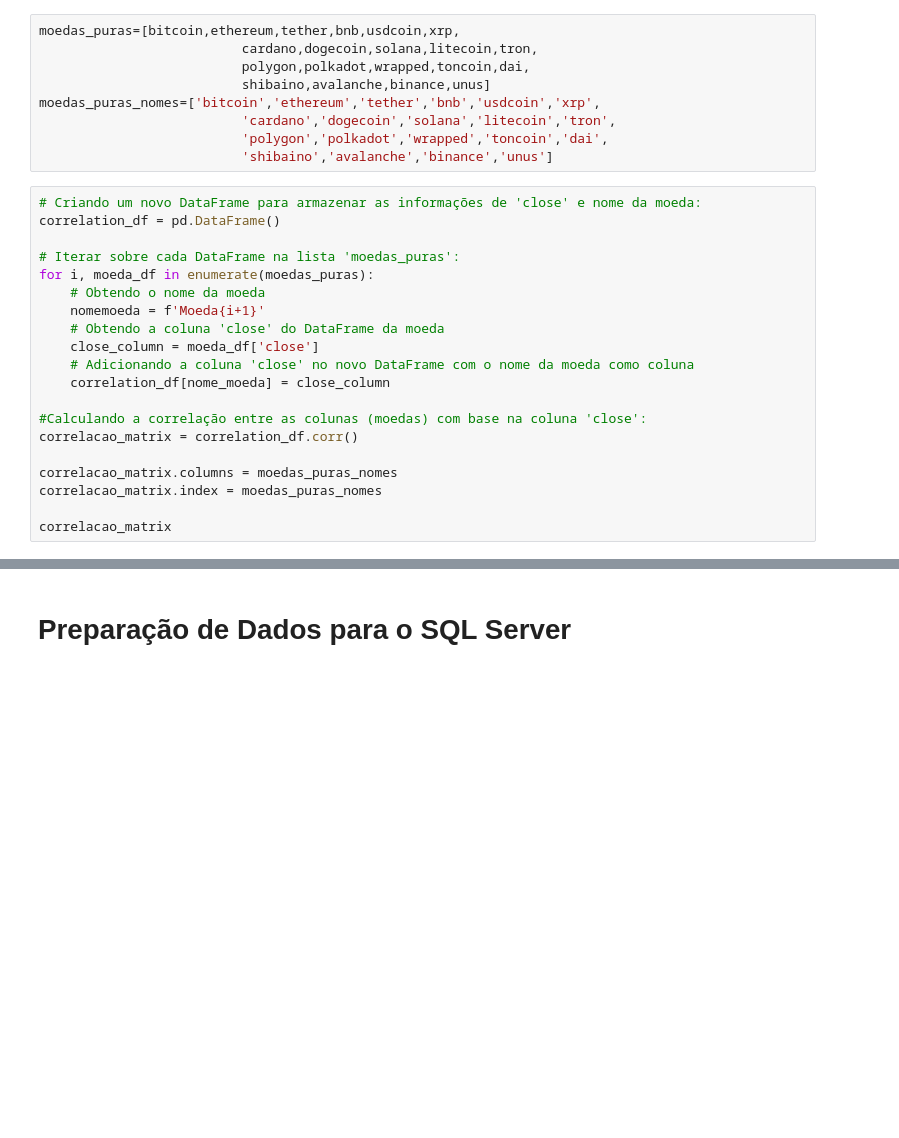
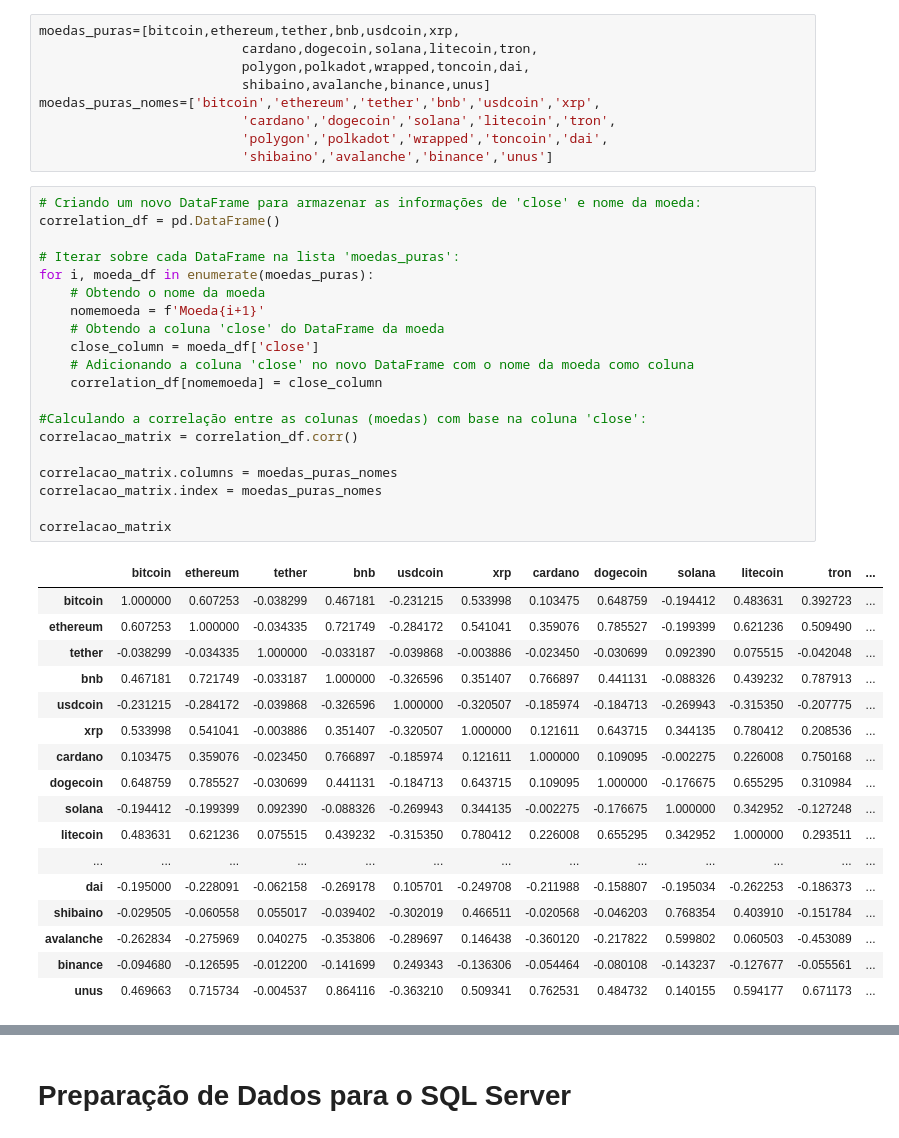
Before and after one commit to CassioRibeiro/ProjetoFinal, a Jupyter notebook: [M5] Notebook.ipynb, the cells around one changed output, grey strips where cells are left out. Drawn from its saved outputs; the diff is of its cells as text; blank space fills up the shorter version.

```diff
--- a/[M5] Notebook.ipynb
+++ b/[M5] Notebook.ipynb
@@ -815,23 +815,41 @@ moedas_puras_nomes=['bitcoin','ethereum','tether','bnb','usdcoin','xrp',
 # %%
 # Criando um novo DataFrame para armazenar as informações de 'close' e nome da moeda:
 correlation_df = pd.DataFrame()
 
 # Iterar sobre cada DataFrame na lista 'moedas_puras':
 for i, moeda_df in enumerate(moedas_puras):
     # Obtendo o nome da moeda
     nomemoeda = f'Moeda{i+1}'
     # Obtendo a coluna 'close' do DataFrame da moeda
     close_column = moeda_df['close']
     # Adicionando a coluna 'close' no novo DataFrame com o nome da moeda como coluna
-    correlation_df[nome_moeda] = close_column
+    correlation_df[nomemoeda] = close_column
 
 #Calculando a correlação entre as colunas (moedas) com base na coluna 'close':
 correlacao_matrix = correlation_df.corr()
 
 correlacao_matrix.columns = moedas_puras_nomes
 correlacao_matrix.index = moedas_puras_nomes
 
 correlacao_matrix
+# %% [output]
+|  | bitcoin | ethereum | tether | bnb | usdcoin | xrp | cardano | dogecoin | solana | litecoin | tron | ... |
+| bitcoin | 1.000000 | 0.607253 | -0.038299 | 0.467181 | -0.231215 | 0.533998 | 0.103475 | 0.648759 | -0.194412 | 0.483631 | 0.392723 | ... |
+| ethereum | 0.607253 | 1.000000 | -0.034335 | 0.721749 | -0.284172 | 0.541041 | 0.359076 | 0.785527 | -0.199399 | 0.621236 | 0.509490 | ... |
+| tether | -0.038299 | -0.034335 | 1.000000 | -0.033187 | -0.039868 | -0.003886 | -0.023450 | -0.030699 | 0.092390 | 0.075515 | -0.042048 | ... |
+| bnb | 0.467181 | 0.721749 | -0.033187 | 1.000000 | -0.326596 | 0.351407 | 0.766897 | 0.441131 | -0.088326 | 0.439232 | 0.787913 | ... |
+| usdcoin | -0.231215 | -0.284172 | -0.039868 | -0.326596 | 1.000000 | -0.320507 | -0.185974 | -0.184713 | -0.269943 | -0.315350 | -0.207775 | ... |
+| xrp | 0.533998 | 0.541041 | -0.003886 | 0.351407 | -0.320507 | 1.000000 | 0.121611 | 0.643715 | 0.344135 | 0.780412 | 0.208536 | ... |
+| cardano | 0.103475 | 0.359076 | -0.023450 | 0.766897 | -0.185974 | 0.121611 | 1.000000 | 0.109095 | -0.002275 | 0.226008 | 0.750168 | ... |
+| dogecoin | 0.648759 | 0.785527 | -0.030699 | 0.441131 | -0.184713 | 0.643715 | 0.109095 | 1.000000 | -0.176675 | 0.655295 | 0.310984 | ... |
+| solana | -0.194412 | -0.199399 | 0.092390 | -0.088326 | -0.269943 | 0.344135 | -0.002275 | -0.176675 | 1.000000 | 0.342952 | -0.127248 | ... |
+| litecoin | 0.483631 | 0.621236 | 0.075515 | 0.439232 | -0.315350 | 0.780412 | 0.226008 | 0.655295 | 0.342952 | 1.000000 | 0.293511 | ... |
+| ... | ... | ... | ... | ... | ... | ... | ... | ... | ... | ... | ... | ... |
+| dai | -0.195000 | -0.228091 | -0.062158 | -0.269178 | 0.105701 | -0.249708 | -0.211988 | -0.158807 | -0.195034 | -0.262253 | -0.186373 | ... |
+| shibaino | -0.029505 | -0.060558 | 0.055017 | -0.039402 | -0.302019 | 0.466511 | -0.020568 | -0.046203 | 0.768354 | 0.403910 | -0.151784 | ... |
+| avalanche | -0.262834 | -0.275969 | 0.040275 | -0.353806 | -0.289697 | 0.146438 | -0.360120 | -0.217822 | 0.599802 | 0.060503 | -0.453089 | ... |
+| binance | -0.094680 | -0.126595 | -0.012200 | -0.141699 | 0.249343 | -0.136306 | -0.054464 | -0.080108 | -0.143237 | -0.127677 | -0.055561 | ... |
+| unus | 0.469663 | 0.715734 | -0.004537 | 0.864116 | -0.363210 | 0.509341 | 0.762531 | 0.484732 | 0.140155 | 0.594177 | 0.671173 | ... |
 # %%
 # Configurando o mapa de calor:
 plt.figure(figsize=(20, 8))
```
Also changed, not shown: parts of 1 cell of this notebook.
